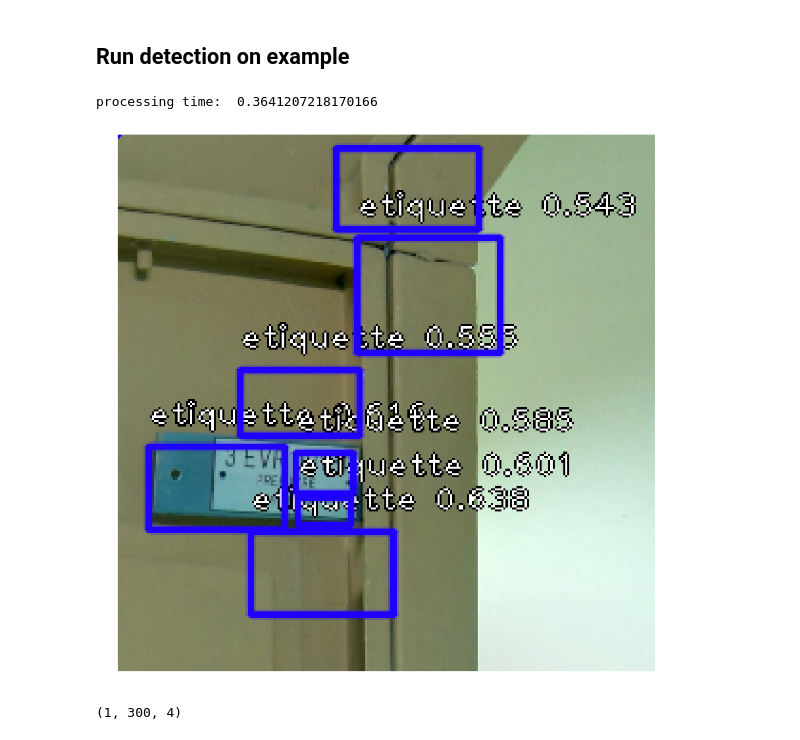
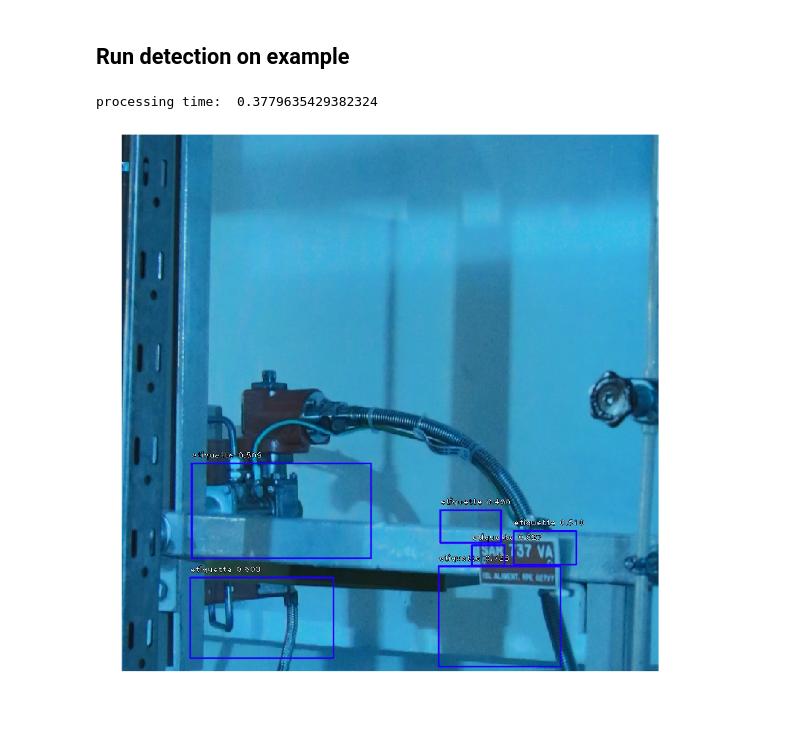
Before and after one commit to jorisgu/keras-retinanet, a Jupyter notebook: examples/ALAN JUPYTER TEST.ipynb, the cells around one changed output. Cells and saved outputs as stored; diff of their text form; code cells hidden in the pictures.

```diff
--- a/examples/ALAN JUPYTER TEST.ipynb
+++ b/examples/ALAN JUPYTER TEST.ipynb
@@ -128,16 +128,19 @@ model = models.load_model(model_path, backbone_name='resnet50')
 #print(model.summary())
 
 # load label to names mapping for visualization purposes
-labels_to_names = {0: 'person', 1: 'bicycle', 2: 'car', 3: 'motorcycle', 4: 'airplane', 5: 'bus', 6: 'train', 7: 'truck', 8: 'boat', 9: 'traffic light', 10: 'fire hydrant', 11: 'stop sign', 12: 'parking meter', 13: 'bench', 14: 'bird', 15: 'cat', 16: 'dog', 17: 'horse', 18: 'sheep', 19: 'cow', 20: 'elephant', 21: 'bear', 22: 'zebra', 23: 'giraffe', 24: 'backpack', 25: 'umbrella', 26: 'handbag', 27: 'tie', 28: 'suitcase', 29: 'frisbee', 30: 'skis', 31: 'snowboard', 32: 'sports ball', 33: 'kite', 34: 'baseball bat', 35: 'baseball glove', 36: 'skateboard', 37: 'surfboard', 38: 'tennis racket', 39: 'bottle', 40: 'wine glass', 41: 'cup', 42: 'fork', 43: 'knife', 44: 'spoon', 45: 'bowl', 46: 'banana', 47: 'apple', 48: 'sandwich', 49: 'orange', 50: 'broccoli', 51: 'carrot', 52: 'hot dog', 53: 'pizza', 54: 'donut', 55: 'cake', 56: 'chair', 57: 'couch', 58: 'potted plant', 59: 'bed', 60: 'dining table', 61: 'toilet', 62: 'tv', 63: 'laptop', 64: 'mouse', 65: 'remote', 66: 'keyboard', 67: 'cell phone', 68: 'microwave', 69: 'oven', 70: 'toaster', 71: 'sink', 72: 'refrigerator', 73: 'book', 74: 'clock', 75: 'vase', 76: 'scissors', 77: 'teddy bear', 78: 'hair drier', 79: 'toothbrush'}
 labels_to_names = {0: 'etiquette'}
 # %% [markdown]
 ## Run detection on example
+# %%
+i=-1
 # %%
 # load image
 # img_path = '/dds/work/workspace/alan_tmp_files/Image_screenshot_31.07.2018_2.png'
-img_path = '/dds/work/workspace/alan_tmp_files/Image_screenshot_31.07.2018_3.png'
+# img_path = '/dds/work/workspace/alan_tmp_files/Image_screenshot_31.07.2018_3.png'
 # img_path = '/dds/work/workspace/alan_tmp_files/Image_screenshot_31.07.2018.png'
-image = read_image_bgr(img_path)
+# image = read_image_bgr(img_path)
+i+=1
+image = generator.load_image(i)
 
 
 # image = read_image_bgr('000000008021.jpg')
@@ -151,37 +154,33 @@ image = preprocess_image(image)
 image, scale = resize_image(image)
 
 # process image
 start = time.time()
 boxes, scores, labels = model.predict_on_batch(np.expand_dims(image, axis=0))
 print("processing time: ", time.time() - start)
 
 # correct for image scale
 boxes /= scale
 
 boxes = np.expand_dims(non_max_suppression_fast(boxes[0],0.000001), axis=0)
 
 # visualize detections
 for box, score, label in zip(boxes[0], scores[0], labels[0]):
     # scores are sorted so we can break
-    if score < 0.2:
+    if score < 0.01:
         break
 
     color = label_color(label)
 
     b = box.astype(int)
     draw_box(draw, b, color=color)
 
     caption = "{} {:.3f}".format(labels_to_names[label], score)
     draw_caption(draw, b, caption)
 
 plt.figure(figsize=(15, 15))
 plt.axis('off')
 plt.imshow(draw)
 plt.show()
 # %% [output]
-processing time:  0.3641207218170166
+processing time:  0.3779635429382324
-[figure, old version]
+[figure, new version]
-# %%
-boxes.shape
-# %% [output]
-(1, 300, 4)
```
Also changed, not shown: parts of 1 cell of this notebook, 1 other file.
